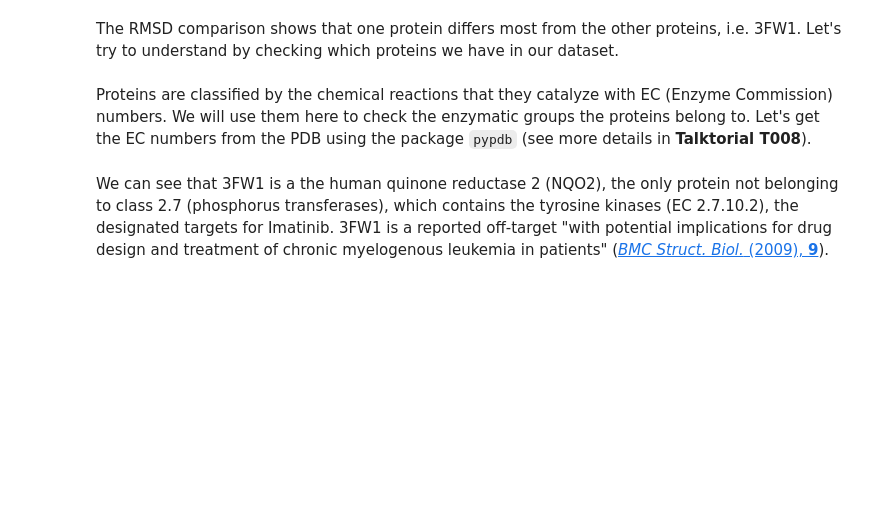
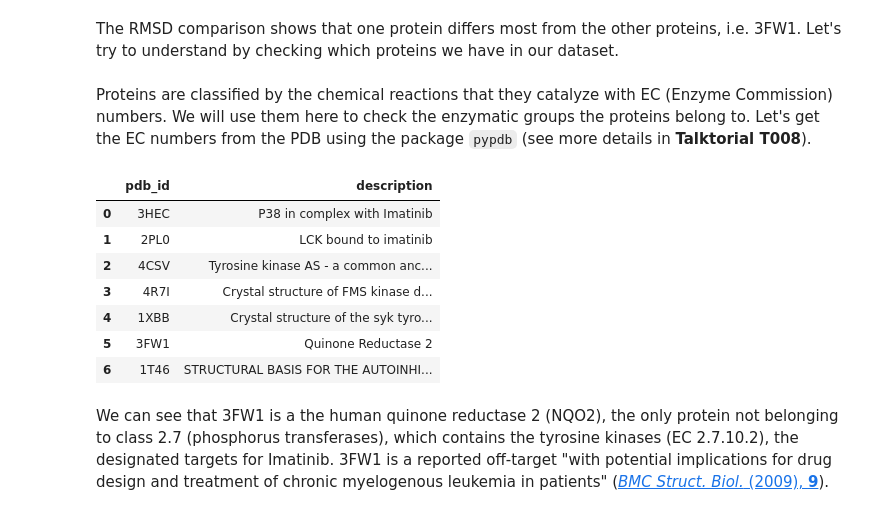
Before and after one commit to lm-pixel-24/teachopencadd, a Jupyter notebook: teachopencadd/talktorials/T010_binding_site_comparison/talktorial.ipynb, the cells around one changed output. Cells and saved outputs as stored; diff of their text form; code cells hidden in the pictures; blank space fills up the shorter version.

Commit message:
update key -latest versions of the PDB API changed "pdbx_descriptor" to "title" and execute all cells

```diff
--- a/teachopencadd/talktorials/T010_binding_site_comparison/talktorial.ipynb
+++ b/teachopencadd/talktorials/T010_binding_site_comparison/talktorial.ipynb
@@ -417,17 +514,27 @@ Proteins are classified by the chemical reactions that they catalyze with EC (En
 # %%
 # NBVAL_CHECK_OUTPUT
 # Get EC numbers for PDB IDs from PDB
 pdbs_info = [pypdb.get_all_info(pdb_id) for pdb_id in pdb_ids]
-pdbx_descriptors = [pdb_info["struct"]["pdbx_descriptor"] for pdb_info in pdbs_info]
+# latest versions of the PDB API changed "pdbx_descriptor" to "title"
+pdbx_descriptors = [pdb_info["struct"]["title"] for pdb_info in pdbs_info]
 ec_numbers = pd.DataFrame(
     {
         "pdb_id": pdb_ids,
         "description": pdbx_descriptors,
     }
 )
 # Increase column width to fit all text
 pd.set_option("max_colwidth", 100)
 ec_numbers
+# %% [output]
+|  | pdb_id | description |
+| 0 | 3HEC | P38 in complex with Imatinib |
+| 1 | 2PL0 | LCK bound to imatinib |
+| 2 | 4CSV | Tyrosine kinase AS - a common anc... |
+| 3 | 4R7I | Crystal structure of FMS kinase d... |
+| 4 | 1XBB | Crystal structure of the syk tyro... |
+| 5 | 3FW1 | Quinone Reductase 2 |
+| 6 | 1T46 | STRUCTURAL BASIS FOR THE AUTOINHI... |
 # %% [markdown]
 We can see that 3FW1 is a the human quinone reductase 2 (NQO2), the only protein not belonging to class 2.7 (phosphorus transferases), which contains the tyrosine kinases (EC 2.7.10.2), the designated targets for Imatinib. 3FW1 is a reported off-target "with potential implications for drug design and treatment of chronic myelogenous leukemia in patients" ([<i>BMC Struct. Biol.</i> (2009), <b>9</b>](https://bmcstructbiol.biomedcentral.com/articles/10.1186/1472-6807-9-7)).
 # %% [markdown]
```
Also changed, not shown: parts of 38 cells of this notebook.
